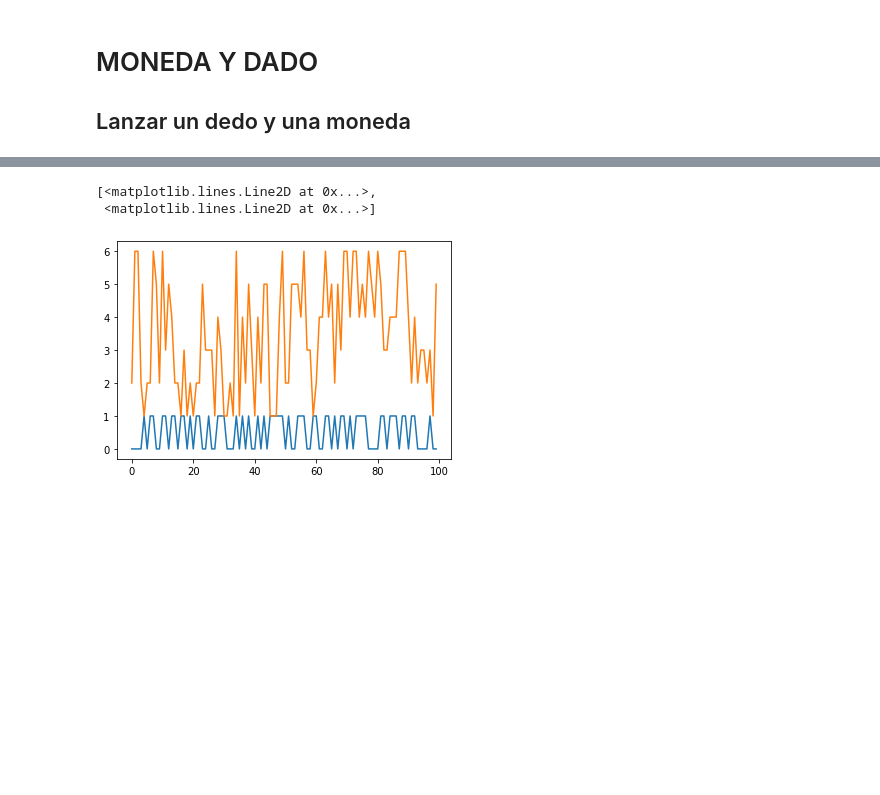
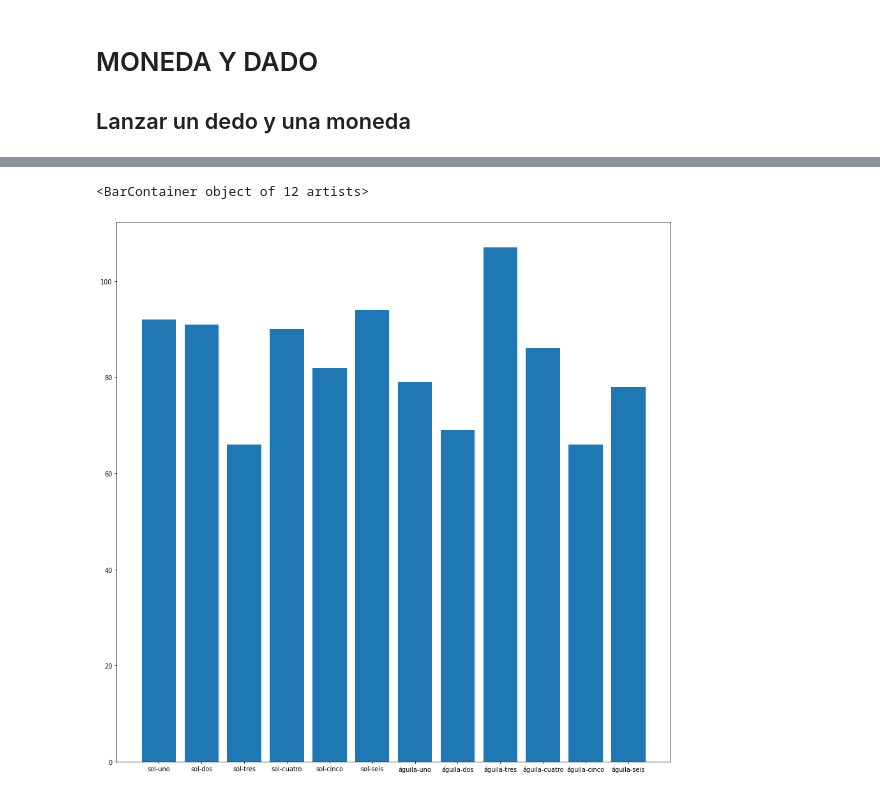
Before and after one commit to Crisel8a/Probabilidad, a Jupyter notebook: Probabilidad_1.ipynb, the cells around one changed output, grey strips where cells are left out. Drawn from its saved outputs; the diff is of its cells as text; code cells hidden in the pictures; blank space fills up the shorter version.

```diff
--- a/Probabilidad_1.ipynb
+++ b/Probabilidad_1.ipynb
@@ -249,2 +248,2 @@ l
 # %%
-l = [(randint(0,1),  choice(dado)) for i in range(100)]
+l = [(randint(0,1),  choice(dado)) for i in range(1000)]
@@ -270,0 +250,5 @@ l
+# %%
+resultados = [l.count((i,j)) for j in range(1,7) for i in range(0,2)]
+
+resultados
+sum(resultados),len(resultados)
@@ -270,0 +257,4 @@ l
+# %%
+nombres = ["sol-uno", "sol-dos", "sol-tres", "sol-cuatro", "sol-cinco", "sol-seis", "águila-uno", "águila-dos", "águila-tres", "águila-cuatro", "águila-cinco", "águila-seis"]
+# %%
+parejas = {nombre:resultado for nombre, resultado in zip(nombres, resultados)}
@@ -271,6 +276,7 @@ l
 # %%
-plt.plot(l)
+# draw a figure
+figure(figsize=(16,16), dpi=70)
+plt.bar(parejas.keys(), parejas.values())
 # %% [output]
-[<matplotlib.lines.Line2D at 0x...>,
- <matplotlib.lines.Line2D at 0x...>]
+<BarContainer object of 12 artists>
-[figure, old version]
+[figure, new version]
```
Also changed, not shown: parts of 6 cells of this notebook.
